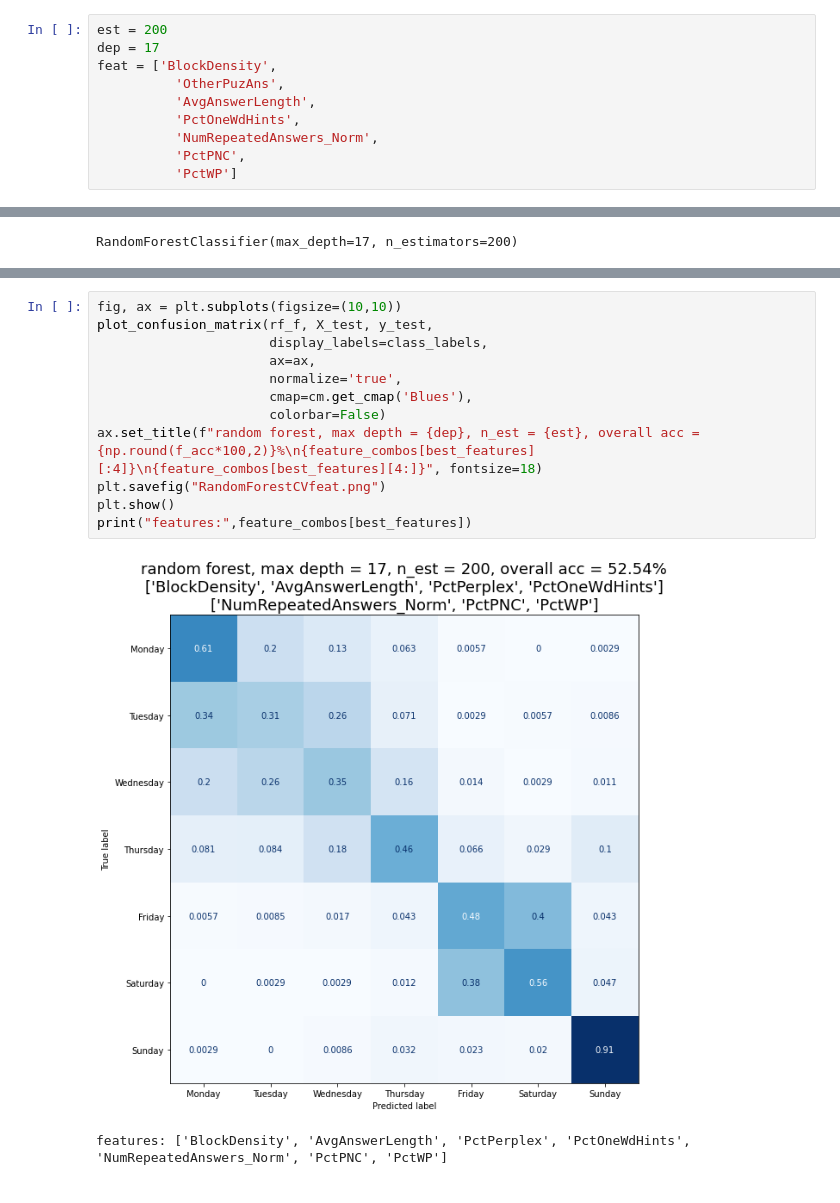
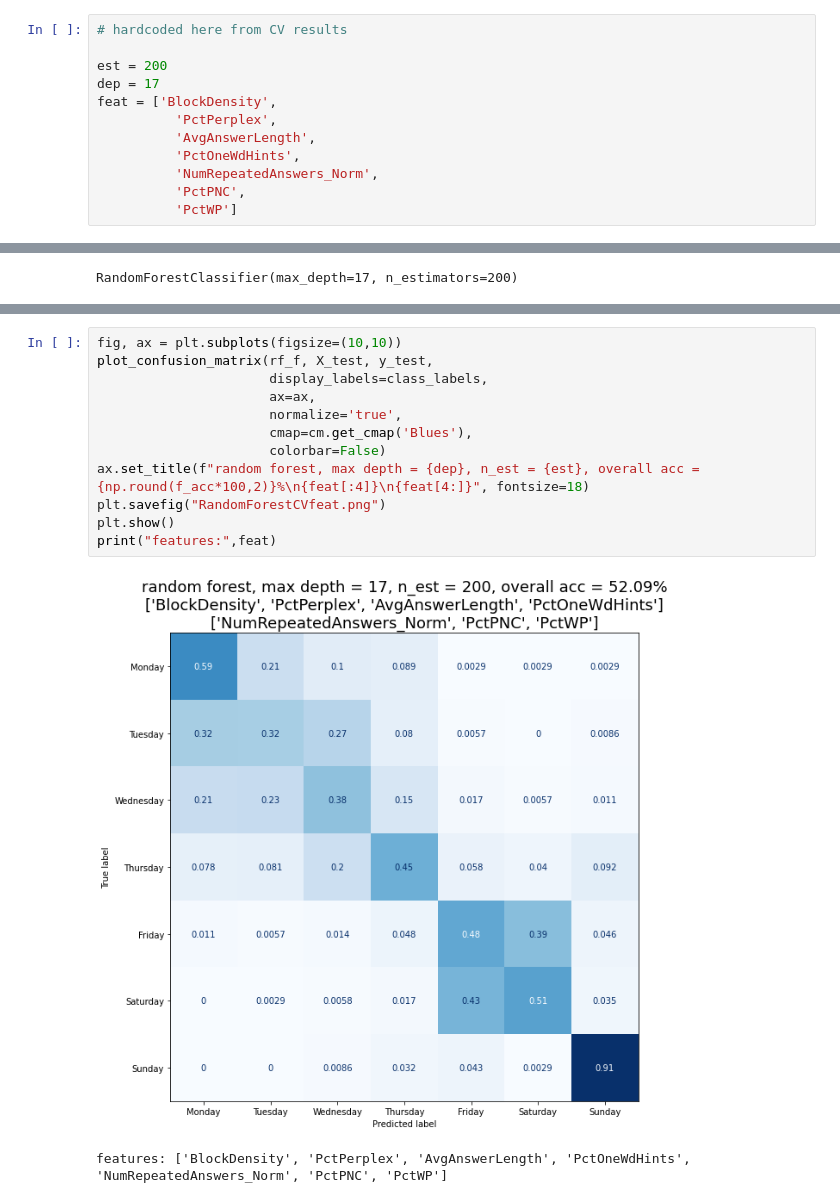
Before and after one commit to nickdanis/gorillawords, a Jupyter notebook: models/randomforest-cv.ipynb, the cells around one changed output, grey strips where cells are left out. Drawn from its saved outputs; the diff is of its cells as text.

Commit message:
updated randomforest cv

```diff
--- a/models/randomforest-cv.ipynb
+++ b/models/randomforest-cv.ipynb
@@ -213,10 +158,12 @@ The highest accuraccy is in the model the features ['BlockDensity', 'OtherPuzAns
 # %% [markdown]
 ## details on best model
 # %%
+# hardcoded here from CV results
+
 est = 200
 dep = 17
 feat = ['BlockDensity',
-          'OtherPuzAns',
+          'PctPerplex',
           'AvgAnswerLength',
           'PctOneWdHints',
           'NumRepeatedAnswers_Norm',
@@ -255,15 +202,15 @@ Recall:         52.54%
 # %%
 fig, ax = plt.subplots(figsize=(10,10))
 plot_confusion_matrix(rf_f, X_test, y_test,
                       display_labels=class_labels,
                       ax=ax,
                       normalize='true',
                       cmap=cm.get_cmap('Blues'),
                       colorbar=False)
-ax.set_title(f"random forest, max depth = {dep}, n_est = {est}, overall acc = {np.round(f_acc*100,2)}%\n{feature_combos[best_features][:4]}\n{feature_combos[best_features][4:]}", fontsize=18)
+ax.set_title(f"random forest, max depth = {dep}, n_est = {est}, overall acc = {np.round(f_acc*100,2)}%\n{feat[:4]}\n{feat[4:]}", fontsize=18)
 plt.savefig("RandomForestCVfeat.png")
 plt.show()
-print("features:",feature_combos[best_features])
+print("features:",feat)
 # %% [output]
-[figure, old version]
+[figure, new version]
-features: ['BlockDensity', 'AvgAnswerLength', 'PctPerplex', 'PctOneWdHints', 'NumRepeatedAnswers_Norm', 'PctPNC', 'PctWP']
+features: ['BlockDensity', 'PctPerplex', 'AvgAnswerLength', 'PctOneWdHints', 'NumRepeatedAnswers_Norm', 'PctPNC', 'PctWP']
```
Also changed, not shown: parts of 19 cells of this notebook, 1 other file.
